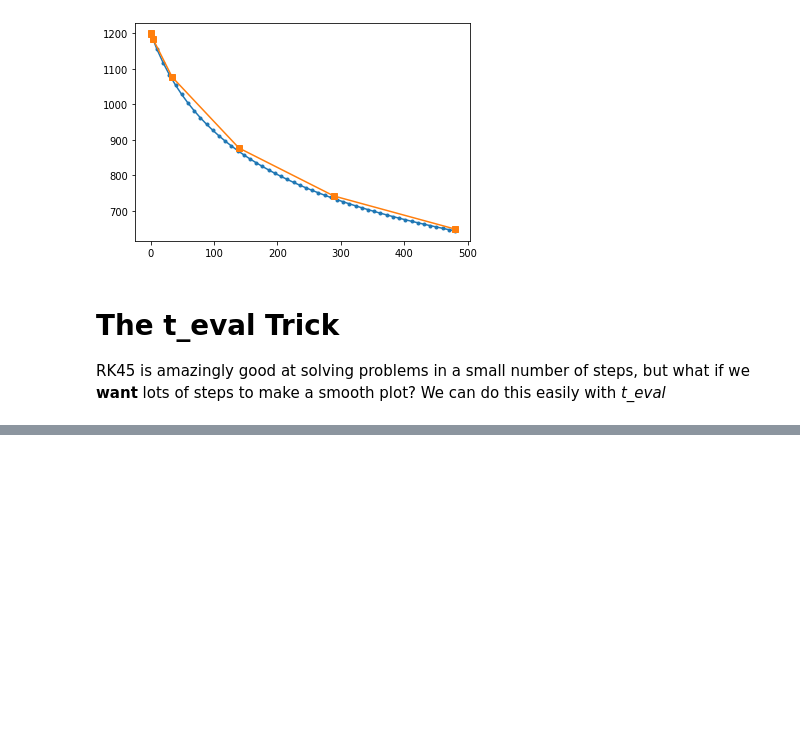
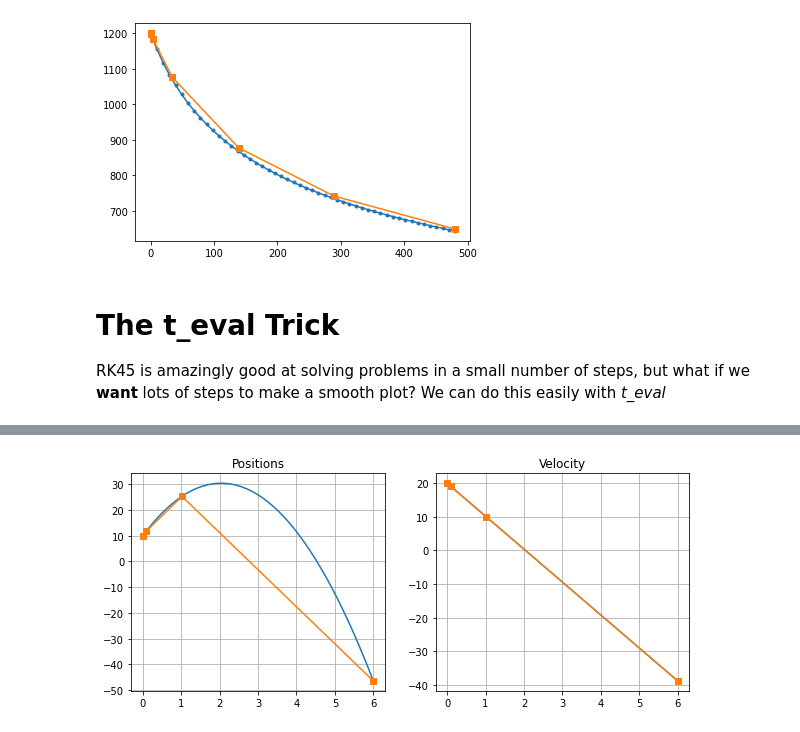
Before and after one commit to mdaugherity/Numerical2022, a Jupyter notebook: ode/Week_10_solveivp.ipynb, the cells around one changed output, grey strips where cells are left out. Saved outputs shown, nothing was run; the diff lists cells and outputs as text; code cells hidden in the pictures; blank space fills up the shorter version.

```diff
--- a/ode/Week_10_solveivp.ipynb
+++ b/ode/Week_10_solveivp.ipynb
@@ -199,0 +294,43 @@ plt.show()
+# %%
+def f(t,yvec): # yvec=[y, y']
+  y = yvec[0]
+  yp = yvec[1]
+  return [yp, -9.8]  # returns [y', y'']
+
+def ground_event(t,yvec):   # when do I hit the ground?
+  return yvec[0]
+
+def height_event(t,yvec):   # when is max height?
+  return yvec[1]
+
+def target_event(t,yvec):   # An arbitrary target: when is y=2.23541235?
+  return yvec[0]-2.23541235
+
+tf = 6
+y0 = 10
+v0 = 20
+sol = solve_ivp(f, [0,tf],[y0, v0], events=(ground_event,height_event,target_event)   )
+t_ivp = sol.t
+y_ivp = sol.y[0]
+v_ivp = sol.y[1]
+
+# Exact solution
+t = np.linspace(0, tf, 100)
+y = y0 + v0*t - 0.5*9.8*t**2
+v = v0 -9.8*t
+
+plt.figure(figsize=(10,4))
+plt.subplot(1,2,1)
+plt.plot(t,y,'-')
+plt.plot(t_ivp,y_ivp,'s-',label='IVP')
+plt.title('Positions')
+plt.grid()
+
+plt.subplot(1,2,2)
+plt.plot(t,v,'-')
+plt.plot(t_ivp,v_ivp,'s-',label='IVP')
+plt.title('Velocity')
+plt.grid()
+plt.show()
+# %% [output]
+[figure, added]
```
Also changed, not shown: parts of 13 cells of this notebook.
